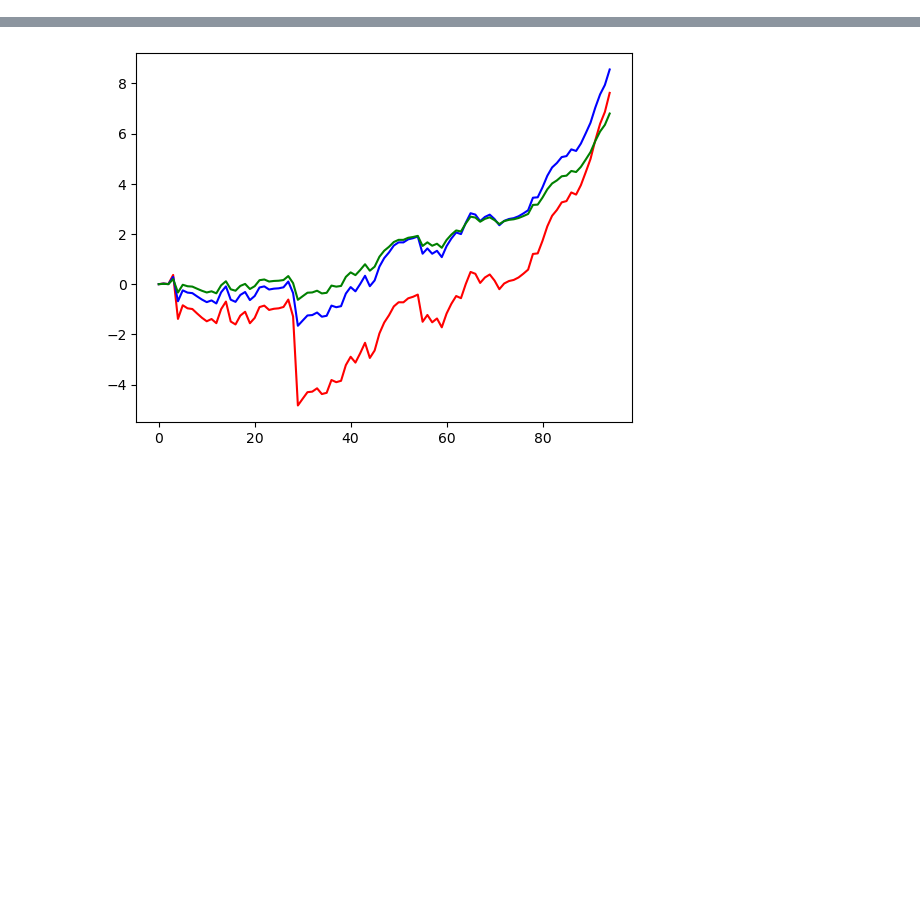
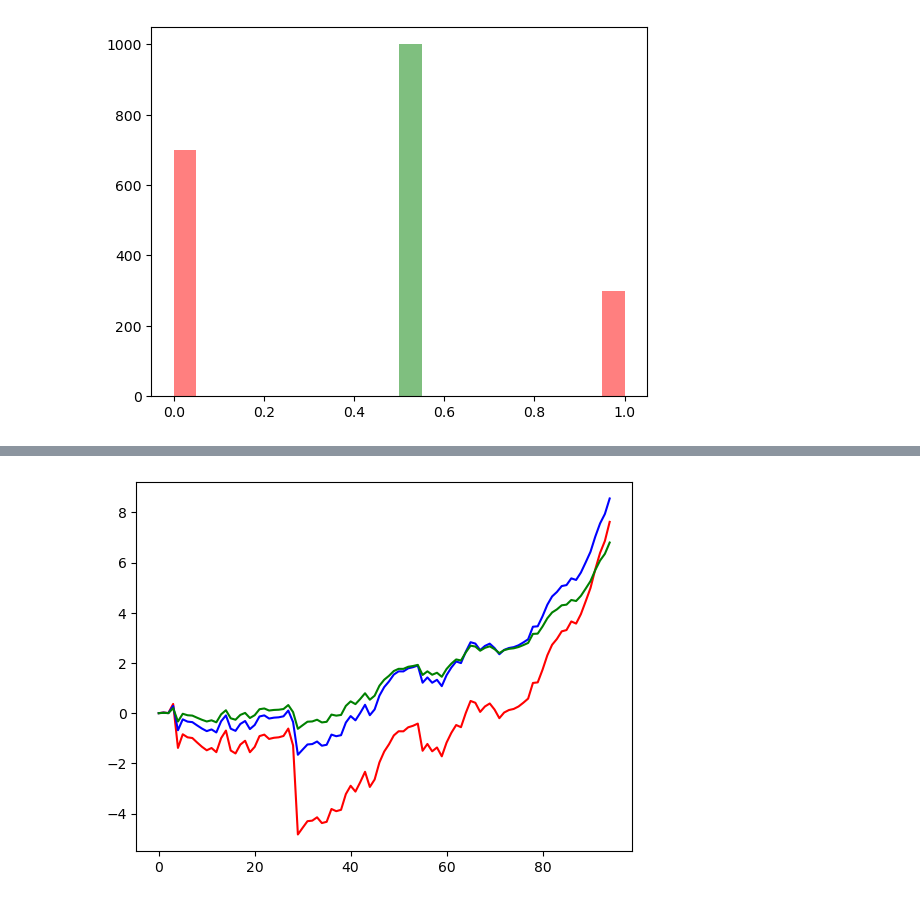
Before and after one commit to spertus/UI-TS, a Jupyter notebook: Code/stratification.ipynb, the cells around one changed output, grey strips where cells are left out. Cells and saved outputs as stored; diff of their text form; code cells hidden in the pictures; blank space fills up the shorter version.

```diff
--- a/Code/stratification.ipynb
+++ b/Code/stratification.ipynb
@@ -23 +21,12 @@ from utils import Bets, Allocations, Weights, mart, lower_confidence_bound, glob
 np.random.seed(1337)
+# %%
+# parameters
+A_c_bar = 0.55 # overall mean
+delta_across = 0.5 # spread between noCVR and CVR stratum
+delta_within = 0.2 # spread between batches within noCVR stratum
+num_batches = 10 # number of batches in noCVR stratum
+batch_size = 100 # size of each batch in noCVR stratum
+prop_invalid = 0.0 # proportion of invalid votes in both strata (evenly distributed across batches)
+num_cvrs = 1000 # size of CVR stratum
+alpha = 0.05 # risk limit
+u = 1 # upper bound for plurality assorters
@@ -23,0 +83,29 @@ np.random.seed(1337)
+# %%
+# stratified audit using sweeter-than-SUITE
+strata = np.repeat(np.where(batch_sizes > 1, 0, 1), repeats = batch_sizes.astype("int")) # place ballots with CVRs (batch_size == 1) into stratum 1, and larger batches into stratum 0
+K = 2 # the number of strata
+N_strat = np.unique(strata, return_counts = True)[1] # the size of the population in each stratum
+A_c_strat = [A_c_bar_batches, A_c_bar_cvrs]
+prop_invalid_strat = [prop_invalid, prop_invalid_cvrs]
+STS_pop = generate_hybrid_audit_population(N_strat, A_c_strat, invalid, assort_method = "STS")
+STS_etas = construct_eta_bands_hybrid(A_c_strat, N_strat, n_bands = 100, assort_method = "STS")
+
+X = []
+for k in range(K):
+    X.append(np.random.permutation(STS_pop[k]))
+uits = banded_uits(X,
+                N = N_strat,
+                etas = STS_etas,
+                lam_func = Bets.kelly_optimal,
+                allocation_func = Allocations.proportional_round_robin,
+                log = True,
+                WOR = False,
+                verbose = True)
+# %%
+# histogram of STS population
+colors = ['red', 'green']
+for i, array in enumerate(STS_pop):
+    plt.hist(array, bins=20, color=colors[i], alpha=0.5, label=f'Array {i+1}')
+plt.show()
+# %% [output]
+[figure, added]
```
Also changed, not shown: parts of 16 cells of this notebook, 3 other files.
